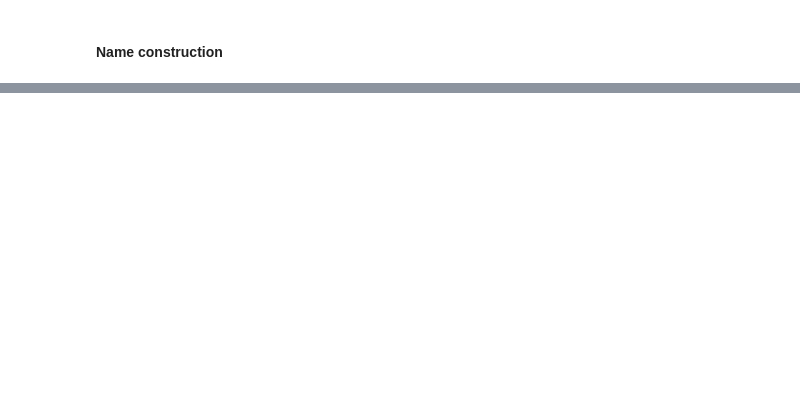
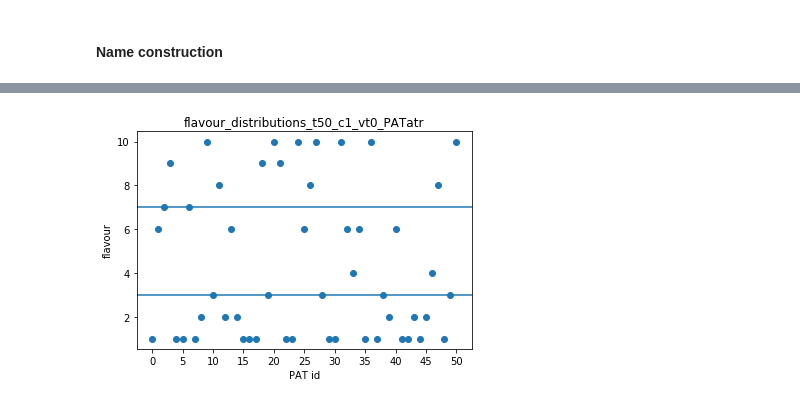
Before and after one commit to FuturICT2/FIN4Simulations, a Jupyter notebook: Voting.ipynb, the cells around one changed output, grey strips where cells are left out. Saved outputs shown, nothing was run; the diff lists cells and outputs as text; code cells hidden in the pictures; blank space fills up the shorter version.

```diff
--- a/Voting.ipynb
+++ b/Voting.ipynb
@@ -649,0 +780,30 @@ if PAT_atr:
+# %%
+def calculate_flavour_distribution(state):
+    distribution = {pat:0 for pat in state[PATS]}
+    for user_wallet in state[USERS].values():
+        for pat, number_of_tokens in user_wallet.items():
+            if pat != "reputation":
+                distribution[pat] = raw_result[-1][PAT_ARGUMENTS][pat][-1]
+    dist = clean_PATS_of_special_tokens(distribution)
+    return dist
+# %%
+def flavours():
+    arguments = raw_result[-1][PAT_ARGUMENTS]
+    flavours = []
+    for a in range(0, len(arguments)):
+        flavours.append(raw_result[-1][PAT_ARGUMENTS][a][2])
+    return flavours
+# %%
+plt1 = pl.scatter(calculate_flavour_distribution(raw_result[-1]).keys(),
+                  flavours())
+
+pl.axhline(3)
+pl.axhline(7)
+pl.xticks(np.arange(0, time_steps+1, 5))
+pl.title("flavour_distribution" + name)
+pl.xlabel("PAT id")
+pl.ylabel("flavour")
+pl.savefig("flavour_distribution" + name + ".png")
+pl.show()
+# %% [output]
+[figure, added]
```
Also changed, not shown: parts of 21 cells of this notebook.
